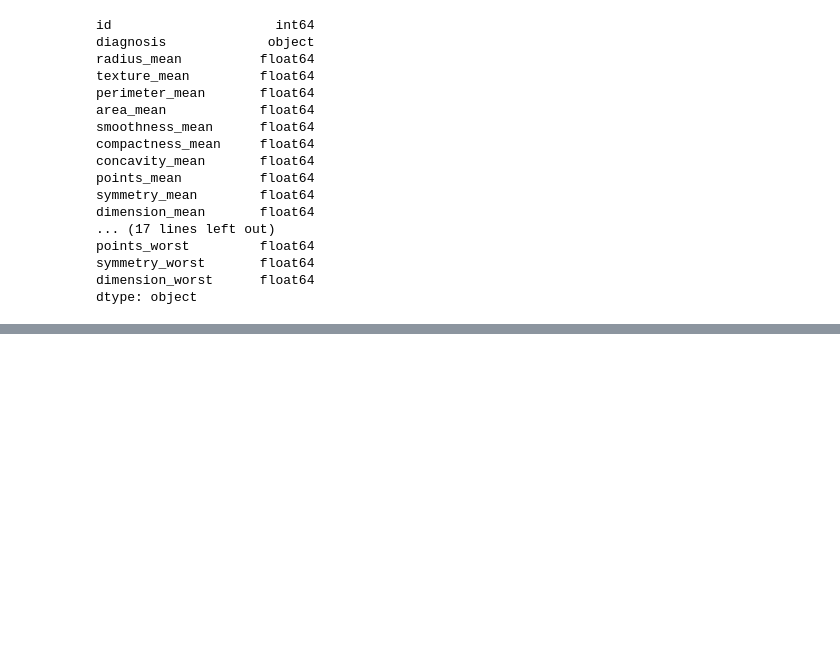
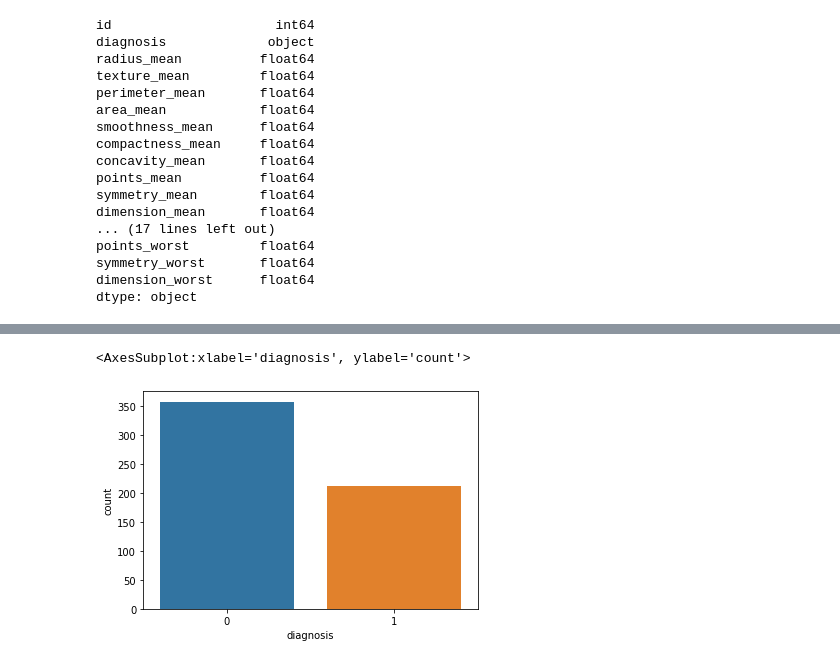
Before and after one commit to rashmi0114/ML_Assignment2_IT18169512_IT19234694_-IT19214962_IT19233840, a Jupyter notebook: lung cancer.ipynb, the cells around one changed output, grey strips where cells are left out. Drawn from its saved outputs; the diff is of its cells as text; code cells hidden in the pictures; blank space fills up the shorter version.

```diff
--- a/lung cancer.ipynb
+++ b/lung cancer.ipynb
@@ -98,0 +220,6 @@ lung_cancer.describe()
+# %%
+# 357 benign (1), 212 malignant (0)
+sb.countplot(lung_cancer['diagnosis'], label = "Count")
+# %% [output]
+<AxesSubplot:xlabel='diagnosis', ylabel='count'>
+[figure, added]
```
Also changed, not shown: parts of 18 cells of this notebook, 1 other file.
